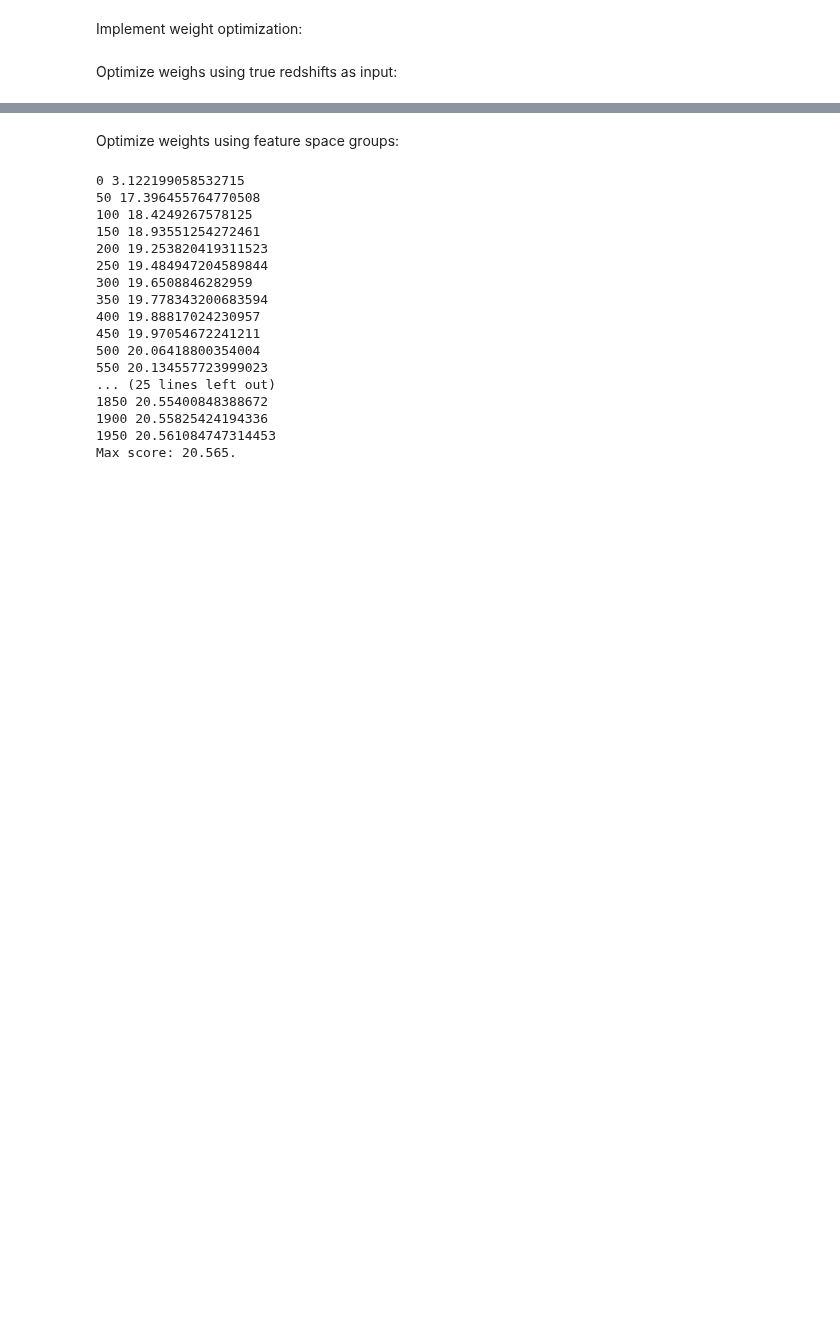
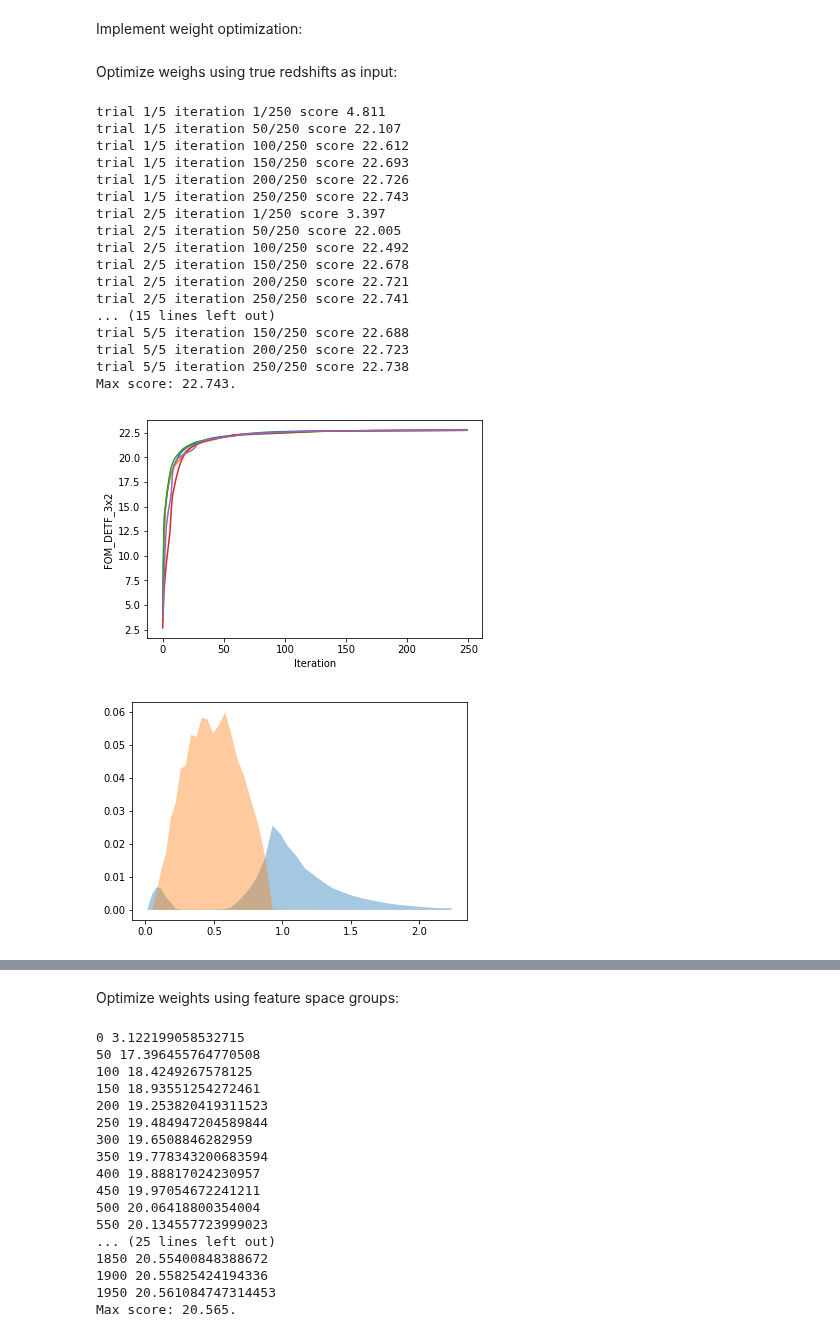
Before and after one commit to dkirkby/zotbin, a Jupyter notebook: Refine.ipynb, the cells around one changed output, grey strips where cells are left out. Saved outputs shown, nothing was run; the diff lists cells and outputs as text; code cells hidden in the pictures; blank space fills up the shorter version.

```diff
--- a/Refine.ipynb
+++ b/Refine.ipynb
@@ -94,18 +103,36 @@ def train(p, get_weights, niter, eta, gals_per_arcmin2=20., fsky=0.25, metric='F
 # %% [markdown]
 Optimize weighs using true redshifts as input:
 # %%
-def optimize_truez(dndz, nbin=2, niter=100, eta=0.5, seed=1):
+def optimize_truez(dndz, nbin=2, ntrial=5, niter=100, eta=1.):
 
     dndz = jnp.array(dndz)
     dndz /= dndz.sum()
-
-    # Initialize random weights.
-    gen = np.random.RandomState(seed)
-    p = jnp.array(gen.normal(size=(nbin, len(dndz))))
 
     @jax.jit
     def get_weights(p):
         w = jnp.exp(p)
         return w / w.sum(axis=0) * dndz
 
-    return train(p, get_weights, niter, eta)
+    wbest, max_score, scores = train((nbin, len(dndz)), get_weights, ntrial, niter, eta)
+# %%
+optimize_truez(dndz_buz, 2, 5, 250);
+# %% [output]
+trial 1/5 iteration 1/250 score 4.811
+trial 1/5 iteration 50/250 score 22.107
+trial 1/5 iteration 100/250 score 22.612
+trial 1/5 iteration 150/250 score 22.693
+trial 1/5 iteration 200/250 score 22.726
+trial 1/5 iteration 250/250 score 22.743
+trial 2/5 iteration 1/250 score 3.397
+trial 2/5 iteration 50/250 score 22.005
+trial 2/5 iteration 100/250 score 22.492
+trial 2/5 iteration 150/250 score 22.678
+trial 2/5 iteration 200/250 score 22.721
+trial 2/5 iteration 250/250 score 22.741
+... (15 lines left out)
+trial 5/5 iteration 150/250 score 22.688
+trial 5/5 iteration 200/250 score 22.723
+trial 5/5 iteration 250/250 score 22.738
+Max score: 22.743.
+[figure, added]
+[figure, added]
```
Also changed, not shown: parts of 3 cells of this notebook, 1 other file.
